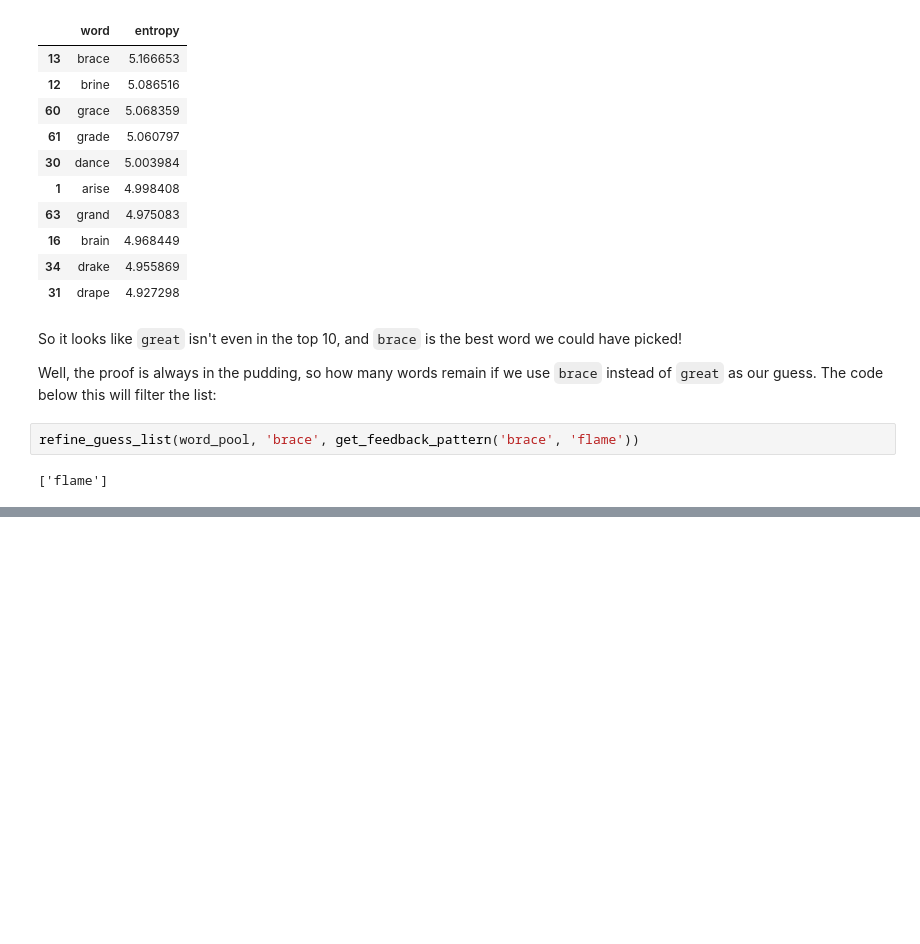
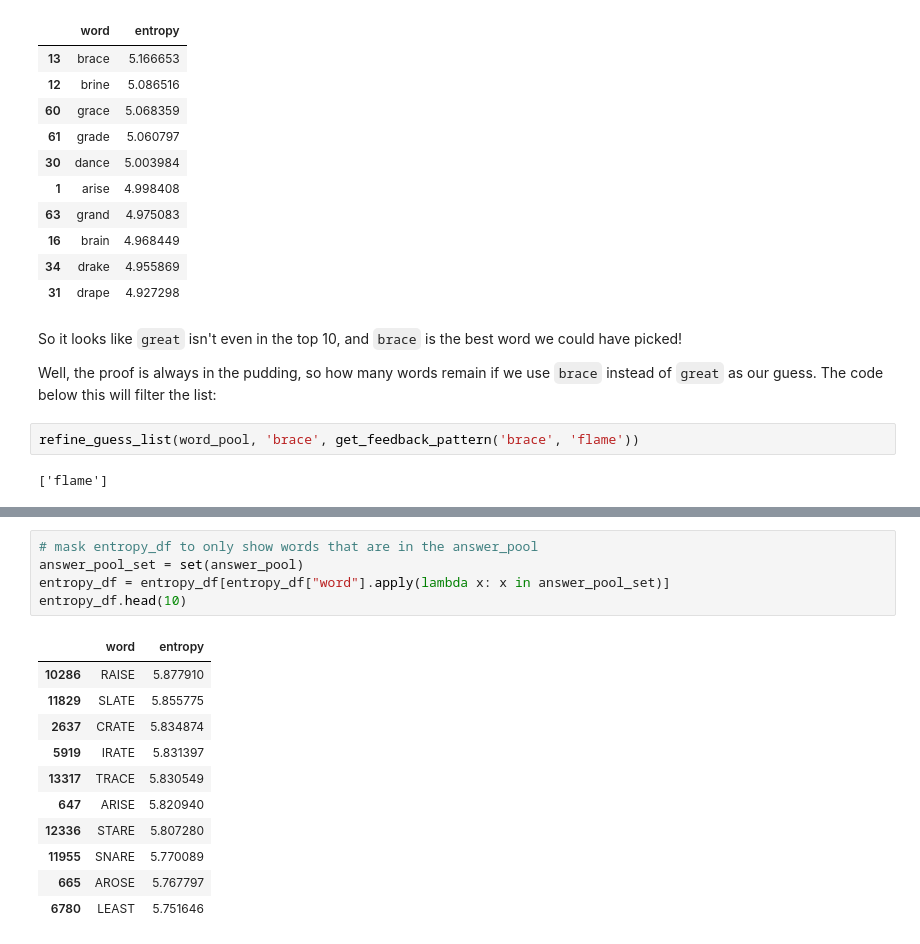
Before and after one commit to AlexSpradling/WordleBot, a Jupyter notebook: entropy_notebook.ipynb, the cells around one changed output, grey strips where cells are left out. Drawn from its saved outputs; the diff is of its cells as text; blank space fills up the shorter version.

```diff
--- a/entropy_notebook.ipynb
+++ b/entropy_notebook.ipynb
@@ -387,0 +484,17 @@ Of course this example used 70 words and WORDLE uses 2315 official answers and 1
+# %%
+# mask entropy_df to only show words that are in the answer_pool
+answer_pool_set = set(answer_pool)
+entropy_df = entropy_df[entropy_df["word"].apply(lambda x: x in answer_pool_set)]
+entropy_df.head(10)
+# %% [output]
+|  | word | entropy |
+| 10286 | RAISE | 5.877910 |
+| 11829 | SLATE | 5.855775 |
+| 2637 | CRATE | 5.834874 |
+| 5919 | IRATE | 5.831397 |
+| 13317 | TRACE | 5.830549 |
+| 647 | ARISE | 5.820940 |
+| 12336 | STARE | 5.807280 |
+| 11955 | SNARE | 5.770089 |
+| 665 | AROSE | 5.767797 |
+| 6780 | LEAST | 5.751646 |
```
Also changed, not shown: parts of 15 cells of this notebook, 7 other files.
